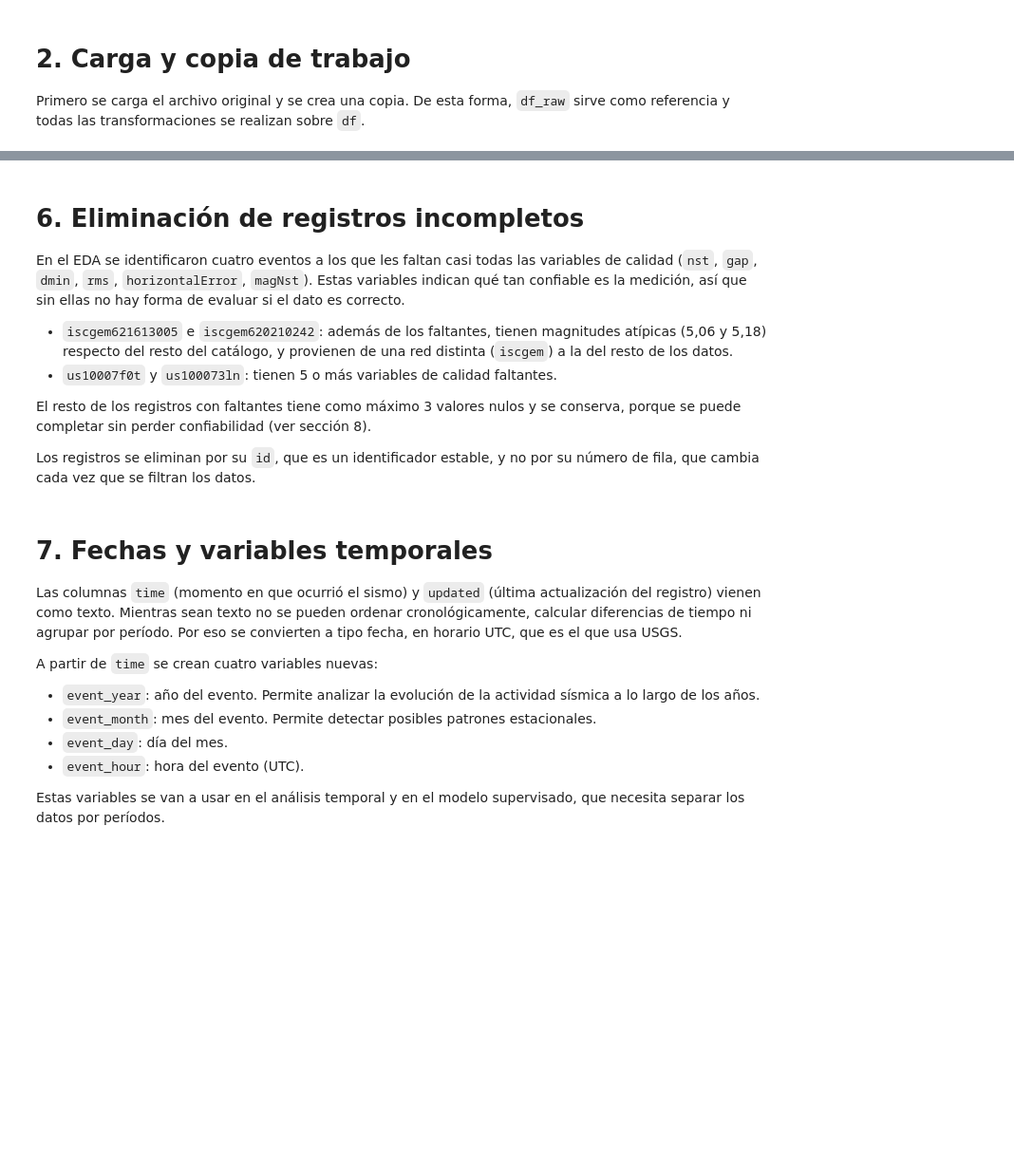
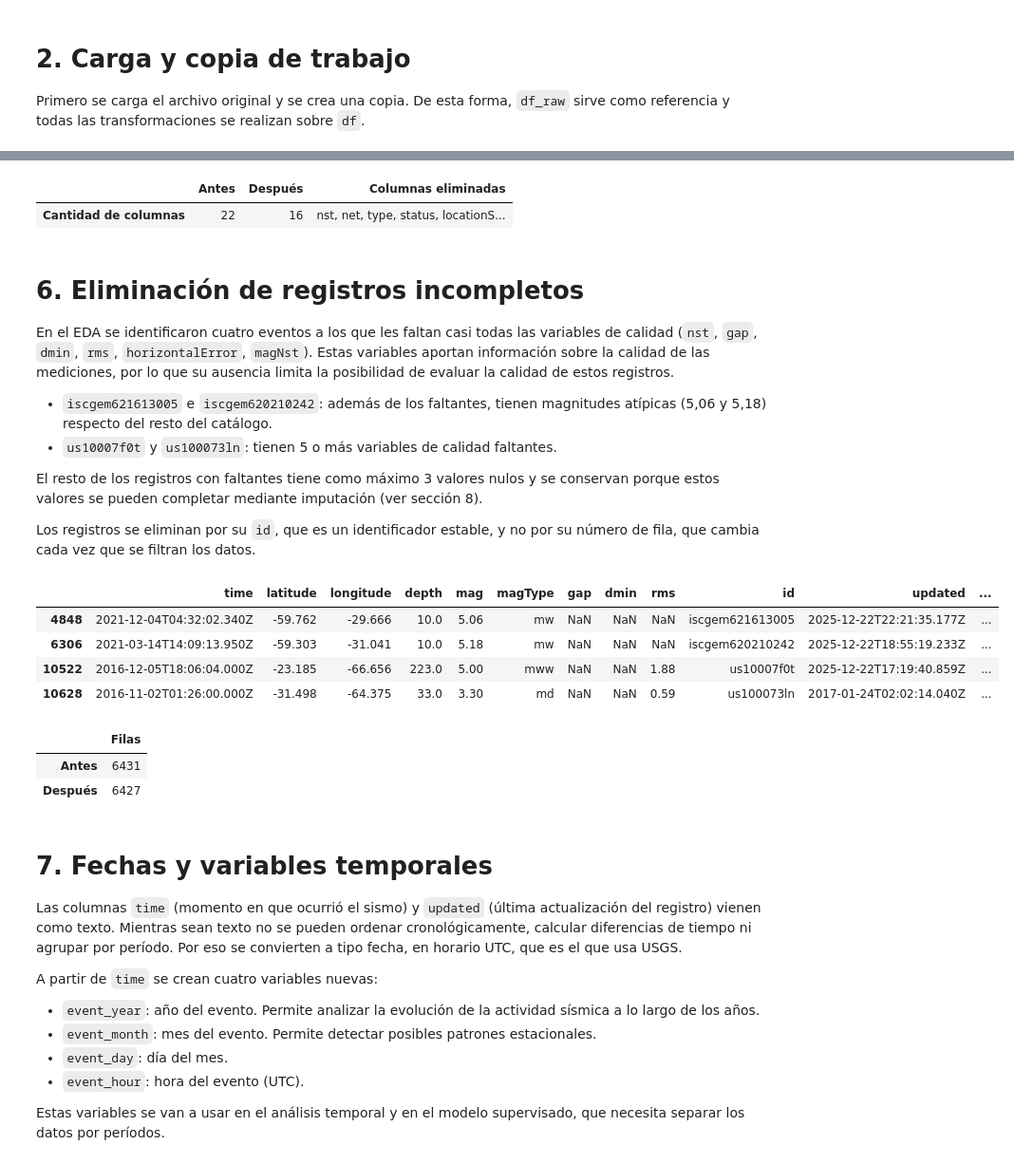
Before and after one commit to fer-gif/proyecto_ypf, a Jupyter notebook: notebooks/02_transformacion_datos.ipynb, the cells around one changed output, grey strips where cells are left out. Shown at 95% size. Cells and saved outputs as stored; diff of their text form; code cells hidden in the pictures; blank space fills up the shorter version.

```diff
--- a/notebooks/02_transformacion_datos.ipynb
+++ b/notebooks/02_transformacion_datos.ipynb
@@ -18,7 +18,7 @@ def find_project_root():
     for candidate in [Path.cwd(), *Path.cwd().parents]:
         if (candidate / "data" / "raw" / "sismos_usgs.csv").exists():
             return candidate
-    raise FileNotFoundError("No se encontro la raiz del proyecto")
+    raise FileNotFoundError("No se encontró la raíz del proyecto")
 
 
 PROJECT_ROOT = find_project_root()
@@ -120,32 +147,44 @@ pd.DataFrame({
     "Después": [df.shape[1]],
     "Columnas eliminadas": [", ".join(existing_columns_to_drop)],
 }, index=["Cantidad de columnas"])
+# %% [output]
+|  | Antes | Después | Columnas eliminadas |
+| Cantidad de columnas | 22 | 16 | nst, net, type, status, locationS... |
 # %% [markdown]
 # 6. Eliminación de registros incompletos
 
-En el EDA se identificaron cuatro eventos a los que les faltan casi todas las variables de calidad (`nst`, `gap`, `dmin`, `rms`, `horizontalError`, `magNst`). Estas variables indican qué tan confiable es la medición, así que sin ellas no hay forma de evaluar si el dato es correcto.
+En el EDA se identificaron cuatro eventos a los que les faltan casi todas las variables de calidad (`nst`, `gap`, `dmin`, `rms`, `horizontalError`, `magNst`). Estas variables aportan información sobre la calidad de las mediciones, por lo que su ausencia limita la posibilidad de evaluar la calidad de estos registros.
 
-- `iscgem621613005` e `iscgem620210242`: además de los faltantes, tienen magnitudes atípicas (5,06 y 5,18) respecto del resto del catálogo, y provienen de una red distinta (`iscgem`) a la del resto de los datos.
+- `iscgem621613005` e `iscgem620210242`: además de los faltantes, tienen magnitudes atípicas (5,06 y 5,18) respecto del resto del catálogo.
 - `us10007f0t` y `us100073ln`: tienen 5 o más variables de calidad faltantes.
 
-El resto de los registros con faltantes tiene como máximo 3 valores nulos y se conserva, porque se puede completar sin perder confiabilidad (ver sección 8).
+El resto de los registros con faltantes tiene como máximo 3 valores nulos y se conservan porque estos valores se pueden completar mediante imputación (ver sección 8).
 
 Los registros se eliminan por su `id`, que es un identificador estable, y no por su número de fila, que cambia cada vez que se filtran los datos.
 # %%
-suspicious_ids = {"iscgem621613005", "iscgem620210242"}
+suspicious_ids = {"iscgem621613005", "iscgem620210242","us10007f0t", "us100073ln"}
 present_suspicious_ids = set(df.loc[df["id"].isin(suspicious_ids), "id"])
 
 registros_eliminados = df[df["id"].isin(present_suspicious_ids)]
 filas_antes = len(df)
 
 df = df.loc[~df["id"].isin(present_suspicious_ids)].copy()
 
 display(registros_eliminados)
 
 pd.DataFrame(
     {"Filas": [filas_antes, len(df)]},
     index=["Antes", "Después"],
 )
+# %% [output]
+|  | time | latitude | longitude | depth | mag | magType | gap | dmin | rms | id | updated | ... |
+| 4848 | 2021-12-04T04:32:02.340Z | -59.762 | -29.666 | 10.0 | 5.06 | mw | NaN | NaN | NaN | iscgem621613005 | 2025-12-22T22:21:35.177Z | ... |
+| 6306 | 2021-03-14T14:09:13.950Z | -59.303 | -31.041 | 10.0 | 5.18 | mw | NaN | NaN | NaN | iscgem620210242 | 2025-12-22T18:55:19.233Z | ... |
+| 10522 | 2016-12-05T18:06:04.000Z | -23.185 | -66.656 | 223.0 | 5.00 | mww | NaN | NaN | 1.88 | us10007f0t | 2025-12-22T17:19:40.859Z | ... |
+| 10628 | 2016-11-02T01:26:00.000Z | -31.498 | -64.375 | 33.0 | 3.30 | md | NaN | NaN | 0.59 | us100073ln | 2017-01-24T02:02:14.040Z | ... |
+|  | Filas |
+| Antes | 6431 |
+| Después | 6427 |
 # %% [markdown]
 # 7. Fechas y variables temporales
 
```
Also changed, not shown: parts of 17 cells of this notebook, 1 other file.
